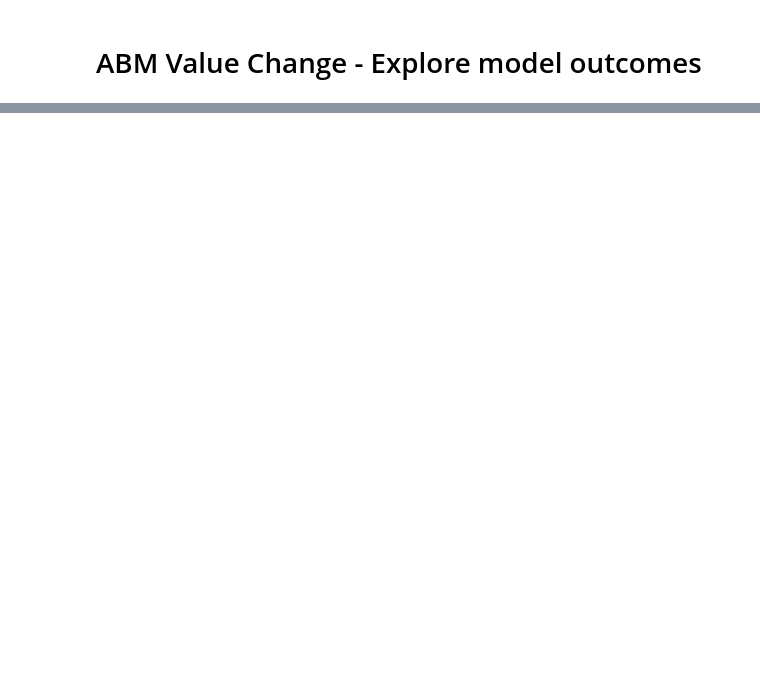
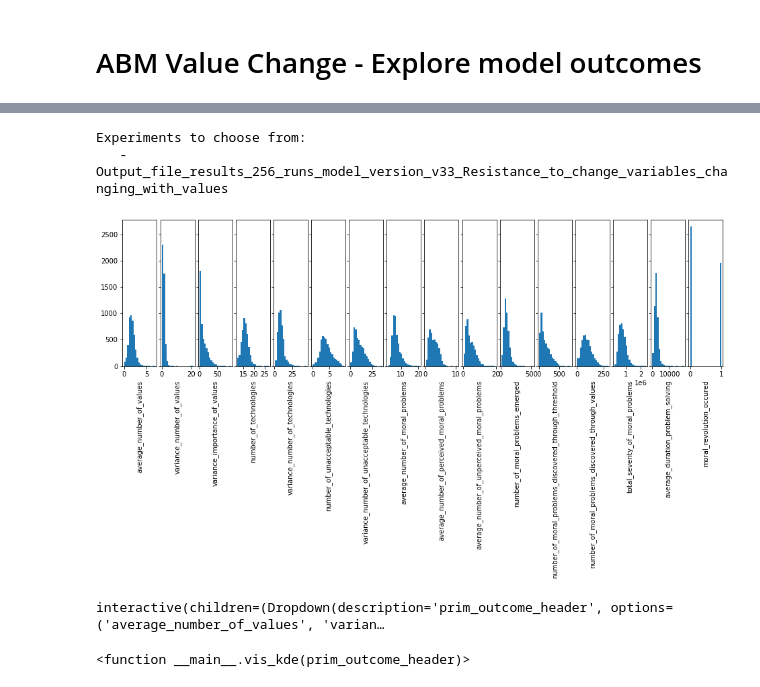
Before and after one commit to tristandewildt/ABM_Value_Change, a Jupyter notebook: ABM_Value_Change.ipynb, the cells around one changed output, grey strips where cells are left out. Cells and saved outputs as stored; diff of their text form; code cells hidden in the pictures; blank space fills up the shorter version.

```diff
--- a/ABM_Value_Change.ipynb
+++ b/ABM_Value_Change.ipynb
@@ -347,0 +64,34 @@ my_interact_manual(plot_sentiment, selected_value=[*dict_anchor_words], starttim
+# %%
+# Generate file list
+local_download_path = os.path.expanduser('ABM_Value_Change/Results')
+try:
+  os.makedirs(local_download_path)
+except: pass
+
+print("Experiments to choose from:")
+for filename in os.listdir(local_download_path):
+  if filename.startswith("Output_file_results"):
+    print("   - "+str(filename))
+# %% [output]
+Experiments to choose from:
+   - Output_file_results_256_runs_model_version_v33_Resistance_to_change_variables_changing_with_values
+# %%
+selected_file = "Output_file_results_256_runs_model_version_v33_Resistance_to_change_variables_changing_with_values"
+
+df_results = pd.read_pickle("ABM_Value_Change/Results/"+str(selected_file))
+df_experiments_string = selected_file.replace("results", "experiments" )
+df_experiments = pd.read_pickle("ABM_Value_Change/Results/"+str(df_experiments_string))
+df_uncertainties_adjust = df_experiments.copy()
+list_scenarios = []
+list_policy = []
+list_model = []
+for i in range(len(df_uncertainties_adjust)):
+    list_scenarios.append(i)
+    list_policy.append("None")
+    list_model.append("simpleModel")
+df_uncertainties_adjust['scenario'] = list_scenarios
+df_uncertainties_adjust['policy'] = list_policy
+df_uncertainties_adjust['model'] = list_model
+df_uncertainties_adjust.set_index('scenario')
+df_uncertainties_adjust['scenario'] = list_scenarios
+df_experiments = df_uncertainties_adjust.copy()
@@ -347,0 +101,20 @@ my_interact_manual(plot_sentiment, selected_value=[*dict_anchor_words], starttim
+# %%
+fig, ax = plt.subplots(1,len(df_results.columns), sharey=True)
+
+for i, n in enumerate(df_results.columns):
+    ax[i].hist(df_results[n], 20)
+    ax[i].set_xlabel(n,rotation=90)
+fig.set_size_inches(16,4)
+fig.subplots_adjust(wspace=0.1)
+
+plt.show()
+# %% [output]
+[figure, added]
+# %%
+def vis_kde(prim_outcome_header):
+    df_results[prim_outcome_header].plot.kde()
+
+widgets.interact(vis_kde, prim_outcome_header = df_results.keys().values.tolist())
+# %% [output]
+interactive(children=(Dropdown(description='prim_outcome_header', options=('average_number_of_values', 'varian…
+<function __main__.vis_kde(prim_outcome_header)>
```
Also changed, not shown: parts of 57 cells of this notebook.
